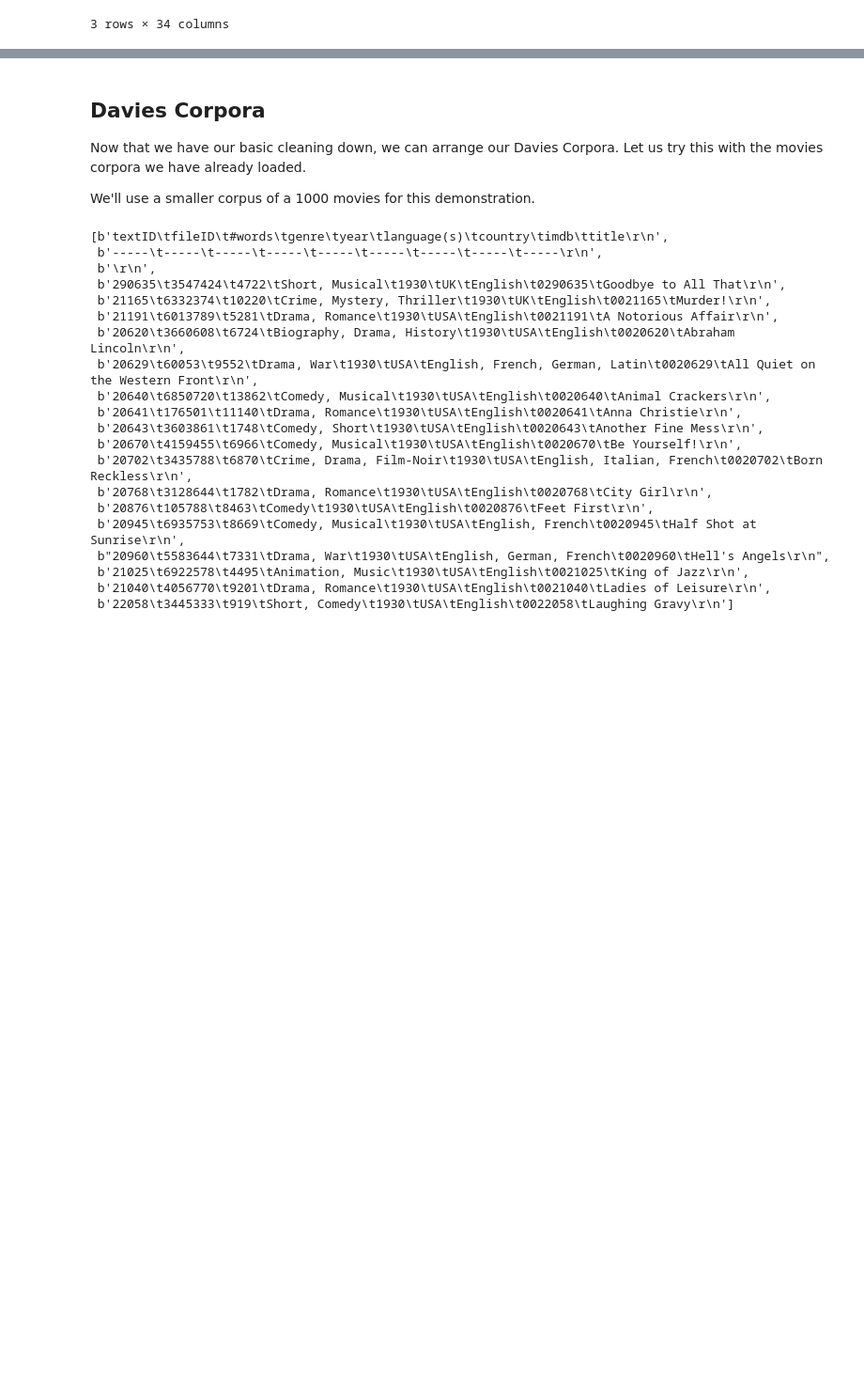
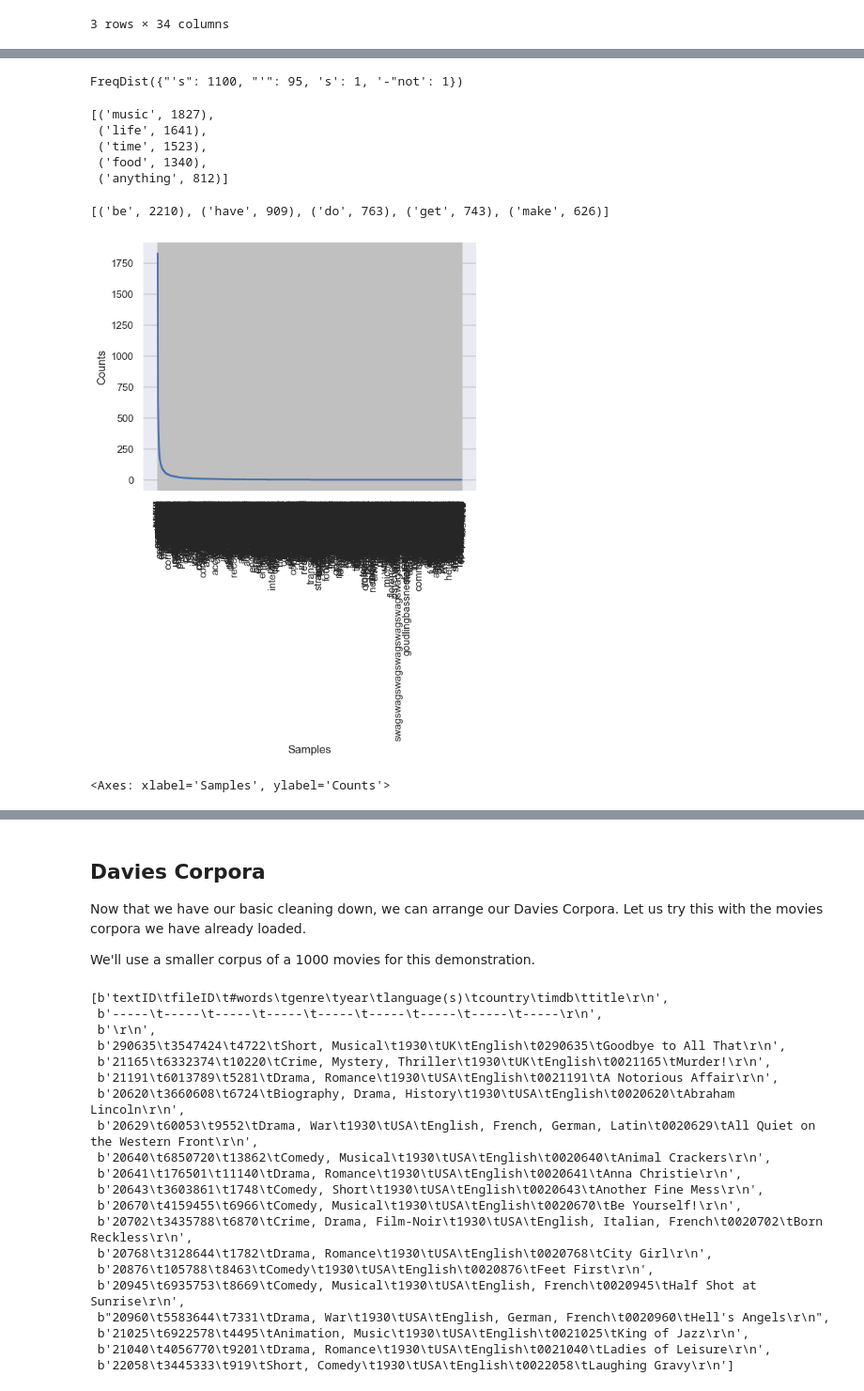
Before and after one commit to h-karyn/ComputationalContentAnalysis, a Jupyter notebook: python_notebooks/hw2/2-Counting Words & Phrases to Trace the Distribution of Meaning.ipynb, the cells around one changed output, grey strips where cells are left out. Shown at 94% size. Saved outputs shown, nothing was run; the diff lists cells and outputs as text; code cells hidden in the pictures; blank space fills up the shorter version.

```diff
--- a/python_notebooks/hw2/2-Counting Words & Phrases to Trace the Distribution of Meaning.ipynb
+++ b/python_notebooks/hw2/2-Counting Words & Phrases to Trace the Distribution of Meaning.ipynb
@@ -932,0 +1006,3 @@ profile_sample.head(3)
+# %%
+# get pos tags for the essays
+profile_sample['normalized_tokens_POS'] = [spacy_pos(t) for t in profile_sample['essays_all']]
@@ -932,0 +1027,32 @@ profile_sample.head(3)
+# %%
+# create a conditional frequency distribution for the pos tags
+profile_sample_cfdist_POStoWord = nltk.ConditionalFreqDist((p, w) for w, p in profile_sample['normalized_tokens_POS'].sum())
+
+profile_sample_cfdist_POStoWord["POS"]
+# %% [output]
+FreqDist({"'s": 1100, "'": 95, 's': 1, '-"not': 1})
+# %%
+# check the most common nouns
+profile_sample_cfdist_POStoWord["NN"].most_common(5)
+# %% [output]
+[('music', 1827),
+ ('life', 1641),
+ ('time', 1523),
+ ('food', 1340),
+ ('anything', 812)]
+# %%
+profile_sample_cfdist_POStoWord["VB"].most_common(5)
+# %% [output]
+[('be', 2210), ('have', 909), ('do', 763), ('get', 743), ('make', 626)]
+# %%
+# plot the frequency of the most common nouns
+profile_sample_cfdist_POStoWordNN = profile_sample_cfdist_POStoWord["NN"]
+
+profile_sample_cfdist_POStoWordNN = {k: v for k, v in profile_sample_cfdist_POStoWordNN.items() if re.match('^[a-zA-Z0-9]+$', k)}
+
+profile_sample_cfdist_POStoWordNN = nltk.FreqDist(profile_sample_cfdist_POStoWordNN)
+
+profile_sample_cfdist_POStoWordNN.plot()
+# %% [output]
+[figure, added]
+<Axes: xlabel='Samples', ylabel='Counts'>
```
Also changed, not shown: parts of 58 cells of this notebook.
